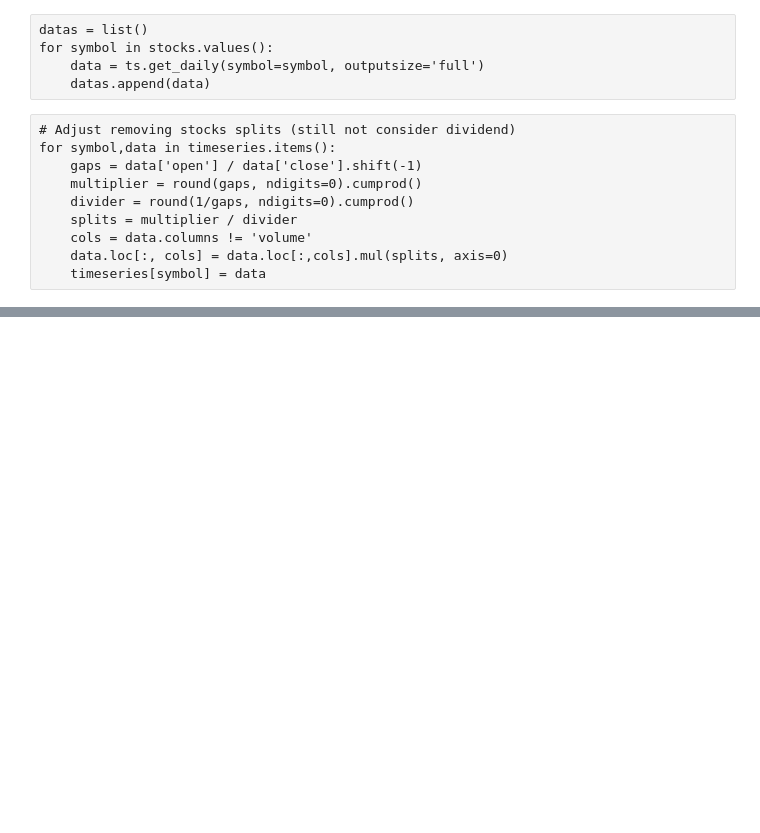
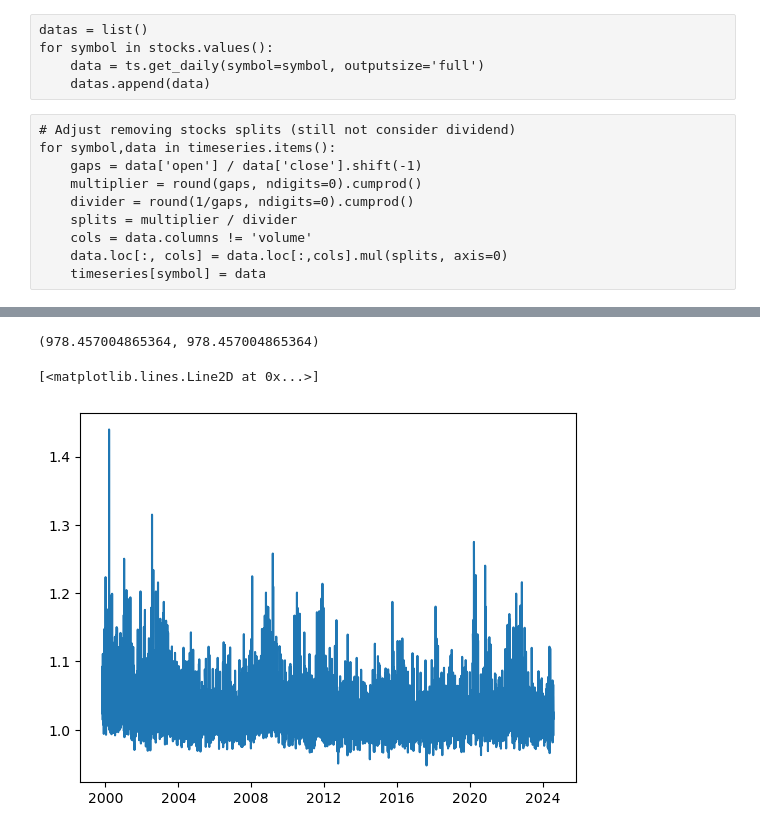
Before and after one commit to MartinPoveda/stocks_analysis, a Jupyter notebook: notebooks/first_test.ipynb, the cells around one changed output, grey strips where cells are left out. Saved outputs shown, nothing was run; the diff lists cells and outputs as text; code cells hidden in the pictures; blank space fills up the shorter version.

```diff
--- a/notebooks/first_test.ipynb
+++ b/notebooks/first_test.ipynb
@@ -84,0 +131,17 @@ for symbol in timeseries.keys():
+# %%
+for symbol,data in timeseries.items():
+    tmp = - data['delta_session_ratio'] / two_signma_decrease_positive_session[symbol]
+    stop_cond =  data['low_ratio'] < two_signma_decrease_positive_session[symbol]
+    timeseries[symbol]['perf'] = tmp
+    timeseries[symbol]['perf_stopped'] = tmp[~stop_cond].fillna(-1)
+# %%
+y = pd.DataFrame()
+for symbol,data in timeseries.items():
+    y[symbol] = data['perf_stopped']
+# %%
+test = y.shift().transpose().apply(lambda x: x.dropna().sort_values().tail(10).index)
+# %%
+strat_test = list()
+for i in range(y.shape[0]):
+    strat_test.append(y[test.iloc[i]].loc[test.index[i]].sum() / test.iloc[i].shape[0] / 10) # 10 otherwise computer cannot compute the results
+strat_test = pd.Series(strat_test, index=y.index)
@@ -84,0 +150,9 @@ for symbol in timeseries.keys():
+# %%
+(multiplier) ** (1/years) - 1, (multiplier - 1) ** (1/years) - 1
+# %% [output]
+(978.457004865364, 978.457004865364)
+# %%
+plt.plot(strat_test + 1)
+# %% [output]
+[<matplotlib.lines.Line2D at 0x...>]
+[figure, added]
```
Also changed, not shown: parts of 15 cells of this notebook, 1 other file.
